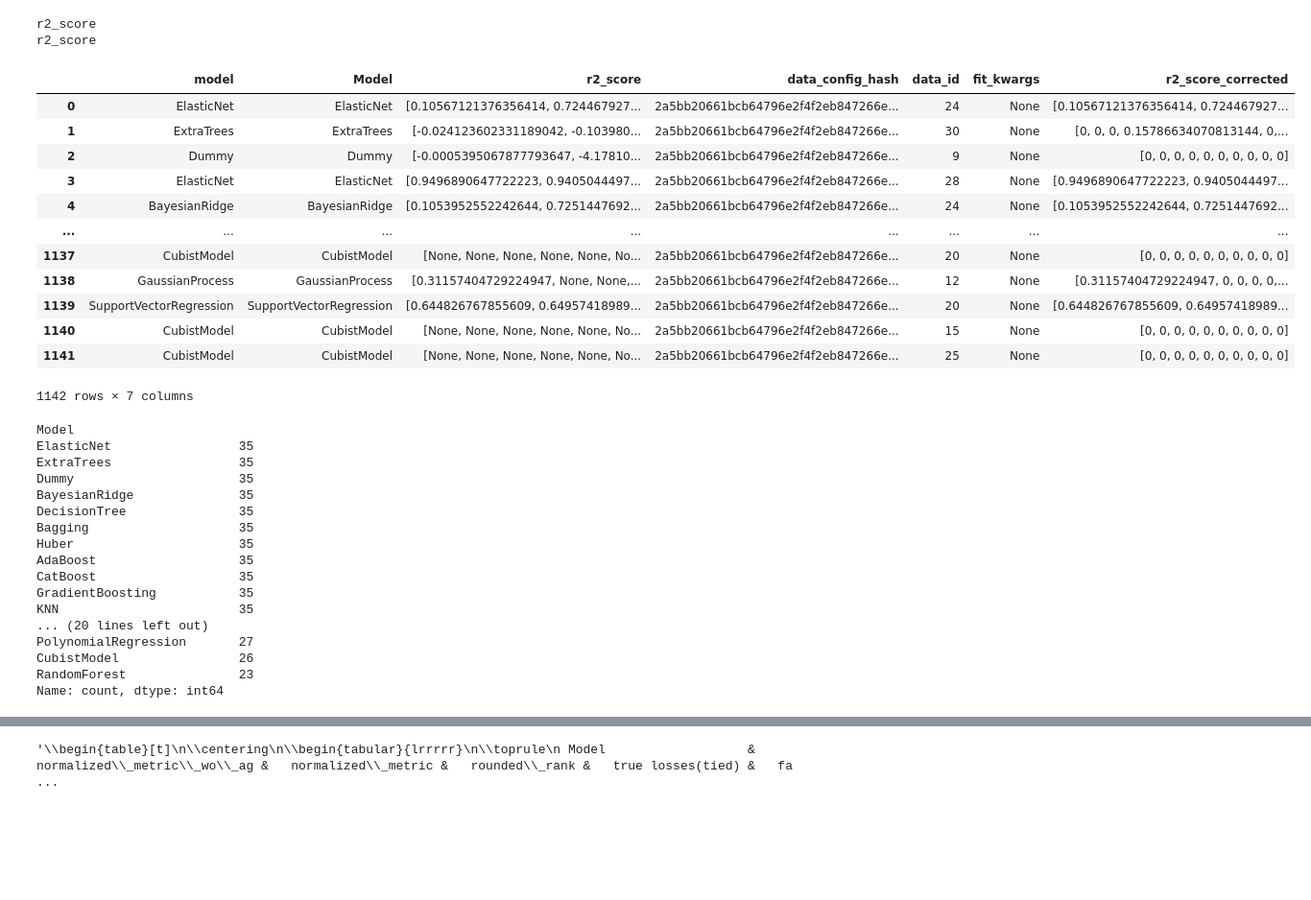
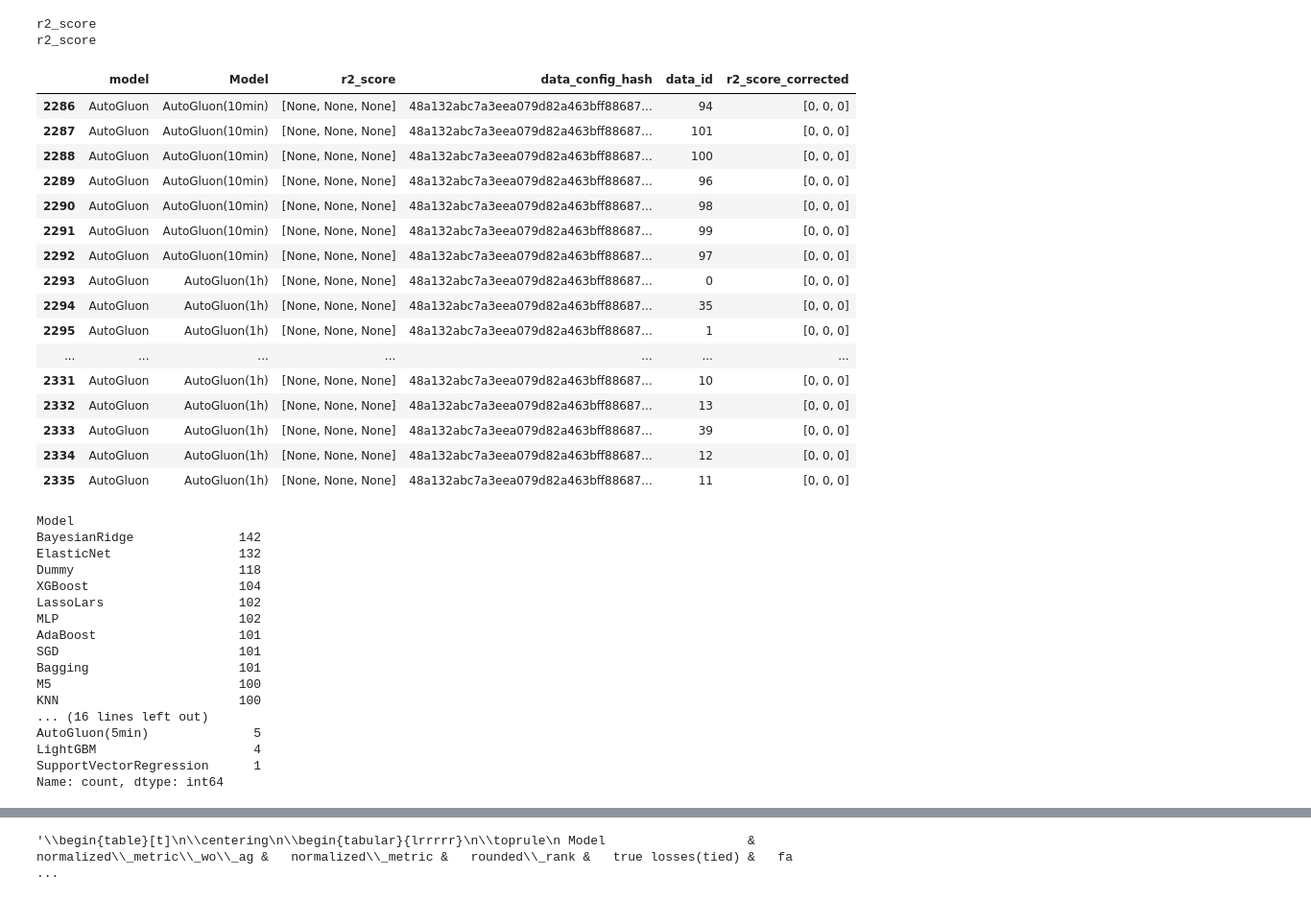
Before and after one commit to JP-SystemsX/AutoViMet, a Jupyter notebook: analysis/performance_comparison.ipynb, the cells around one changed output, grey strips where cells are left out. Shown at 96% size. Saved outputs shown, nothing was run; the diff lists cells and outputs as text; code cells hidden in the pictures; blank space fills up the shorter version.

```diff
--- a/analysis/performance_comparison.ipynb
+++ b/analysis/performance_comparison.ipynb
@@ -35,63 +23,69 @@ else:
 # %%
 def sec2str(seconds):
     if seconds < 60:
         return str(seconds) + "s"
     elif seconds < 60*60:
         return str(seconds // 60) + "min"
     else:
         return str(seconds // (60*60)) + "h"
 
 conn_ctr = sqlite3.connect(ctr_path)
 #df = pd.read_sql(f"SELECT model, search_space_hash, {METRIC}, data_config_hash, data_id, search_space_name FROM results ", conn)
-df_ctr = pd.read_sql(f"SELECT results.model as model, search_space_name as Model, {METRIC}, data_config_hash, data_id, json_extract(search_spaces.config, '$.fit_kwargs') as fit_kwargs FROM results join search_spaces on results.search_space_hash == search_spaces.hash_key", conn_ctr)
+df_ctr = pd.read_sql(f"SELECT results.model as model, search_space_name as Model, {METRIC}, data_config_hash, data_id FROM results join search_spaces on results.search_space_hash == search_spaces.hash_key", conn_ctr)
 conn_ctr.close()
 df_ctr = convert_listlike_cols(df_ctr)
 
 
 conn_vimet = sqlite3.connect(vimet_path)
-df_vimet = pd.read_sql(f"SELECT results.model as model, search_space_name as Model, {METRIC}, data_config_hash, data_id, json_extract(search_spaces.config, '$.fit_kwargs') as fit_kwargs FROM results join search_spaces on results.search_space_hash == search_spaces.hash_key", conn_vimet)
+df_vimet = pd.read_sql(f"SELECT results.model as model, search_space_name as Model, {METRIC}, data_config_hash, data_id FROM results join search_spaces on results.search_space_hash == search_spaces.hash_key", conn_vimet)
 conn_vimet.close()
+df_vimet['Model'] = df_vimet['Model'].str.replace(r'^(.*?)_(.*)$', r'\1(\2)', regex=True)
 df_vimet = convert_listlike_cols(df_vimet)
+
 #list(df[df["model"]=="AutoGluon"]["config"])[0]
 # df["Model"] = df[["model", "fit_kwargs"]].apply(lambda x: x["model"] if x["fit_kwargs"] is None else f"{x['model']} ({sec2str(json.loads(x['fit_kwargs'])['time_limit'])})", axis=1)
 # df = df.drop(["fit_kwargs"], axis=1)
 # df[df["model"] == "AutoGluon"]
-df_ctr
+df_vimet.tail(50)
 # %% [output]
 r2_score
 r2_score
-|  | model | Model | r2_score | data_config_hash | data_id | fit_kwargs | r2_score_corrected |
-| 0 | ElasticNet | ElasticNet | [0.10567121376356414, 0.724467927... | 2a5bb20661bcb64796e2f4f2eb847266e... | 24 | None | [0.10567121376356414, 0.724467927... |
-| 1 | ExtraTrees | ExtraTrees | [-0.024123602331189042, -0.103980... | 2a5bb20661bcb64796e2f4f2eb847266e... | 30 | None | [0, 0, 0, 0.15786634070813144, 0,... |
-| 2 | Dummy | Dummy | [-0.0005395067877793647, -4.17810... | 2a5bb20661bcb64796e2f4f2eb847266e... | 9 | None | [0, 0, 0, 0, 0, 0, 0, 0, 0, 0] |
-| 3 | ElasticNet | ElasticNet | [0.9496890647722223, 0.9405044497... | 2a5bb20661bcb64796e2f4f2eb847266e... | 28 | None | [0.9496890647722223, 0.9405044497... |
-| 4 | BayesianRidge | BayesianRidge | [0.1053952552242644, 0.7251447692... | 2a5bb20661bcb64796e2f4f2eb847266e... | 24 | None | [0.1053952552242644, 0.7251447692... |
-| ... | ... | ... | ... | ... | ... | ... | ... |
-| 1137 | CubistModel | CubistModel | [None, None, None, None, None, No... | 2a5bb20661bcb64796e2f4f2eb847266e... | 20 | None | [0, 0, 0, 0, 0, 0, 0, 0, 0, 0] |
-| 1138 | GaussianProcess | GaussianProcess | [0.31157404729224947, None, None,... | 2a5bb20661bcb64796e2f4f2eb847266e... | 12 | None | [0.31157404729224947, 0, 0, 0, 0,... |
-| 1139 | SupportVectorRegression | SupportVectorRegression | [0.644826767855609, 0.64957418989... | 2a5bb20661bcb64796e2f4f2eb847266e... | 20 | None | [0.644826767855609, 0.64957418989... |
-| 1140 | CubistModel | CubistModel | [None, None, None, None, None, No... | 2a5bb20661bcb64796e2f4f2eb847266e... | 15 | None | [0, 0, 0, 0, 0, 0, 0, 0, 0, 0] |
-| 1141 | CubistModel | CubistModel | [None, None, None, None, None, No... | 2a5bb20661bcb64796e2f4f2eb847266e... | 25 | None | [0, 0, 0, 0, 0, 0, 0, 0, 0, 0] |
+|  | model | Model | r2_score | data_config_hash | data_id | r2_score_corrected |
+| 2286 | AutoGluon | AutoGluon(10min) | [None, None, None] | 48a132abc7a3eea079d82a463bff88687... | 94 | [0, 0, 0] |
+| 2287 | AutoGluon | AutoGluon(10min) | [None, None, None] | 48a132abc7a3eea079d82a463bff88687... | 101 | [0, 0, 0] |
+| 2288 | AutoGluon | AutoGluon(10min) | [None, None, None] | 48a132abc7a3eea079d82a463bff88687... | 100 | [0, 0, 0] |
+| 2289 | AutoGluon | AutoGluon(10min) | [None, None, None] | 48a132abc7a3eea079d82a463bff88687... | 96 | [0, 0, 0] |
+| 2290 | AutoGluon | AutoGluon(10min) | [None, None, None] | 48a132abc7a3eea079d82a463bff88687... | 98 | [0, 0, 0] |
+| 2291 | AutoGluon | AutoGluon(10min) | [None, None, None] | 48a132abc7a3eea079d82a463bff88687... | 99 | [0, 0, 0] |
+| 2292 | AutoGluon | AutoGluon(10min) | [None, None, None] | 48a132abc7a3eea079d82a463bff88687... | 97 | [0, 0, 0] |
+| 2293 | AutoGluon | AutoGluon(1h) | [None, None, None] | 48a132abc7a3eea079d82a463bff88687... | 0 | [0, 0, 0] |
+| 2294 | AutoGluon | AutoGluon(1h) | [None, None, None] | 48a132abc7a3eea079d82a463bff88687... | 35 | [0, 0, 0] |
+| 2295 | AutoGluon | AutoGluon(1h) | [None, None, None] | 48a132abc7a3eea079d82a463bff88687... | 1 | [0, 0, 0] |
+| ... | ... | ... | ... | ... | ... | ... |
+| 2331 | AutoGluon | AutoGluon(1h) | [None, None, None] | 48a132abc7a3eea079d82a463bff88687... | 10 | [0, 0, 0] |
+| 2332 | AutoGluon | AutoGluon(1h) | [None, None, None] | 48a132abc7a3eea079d82a463bff88687... | 13 | [0, 0, 0] |
+| 2333 | AutoGluon | AutoGluon(1h) | [None, None, None] | 48a132abc7a3eea079d82a463bff88687... | 39 | [0, 0, 0] |
+| 2334 | AutoGluon | AutoGluon(1h) | [None, None, None] | 48a132abc7a3eea079d82a463bff88687... | 12 | [0, 0, 0] |
+| 2335 | AutoGluon | AutoGluon(1h) | [None, None, None] | 48a132abc7a3eea079d82a463bff88687... | 11 | [0, 0, 0] |
-1142 rows × 7 columns
 # %%
-df_ctr['Model'].value_counts()
+df_vimet['Model'].value_counts()
 # %% [output]
 Model
-ElasticNet                 35
-ExtraTrees                 35
-Dummy                      35
-BayesianRidge              35
-DecisionTree               35
-Bagging                    35
-Huber                      35
-AdaBoost                   35
-CatBoost                   35
-GradientBoosting           35
-KNN                        35
-... (20 lines left out)
-PolynomialRegression       27
-CubistModel                26
-RandomForest               23
+BayesianRidge              142
+ElasticNet                 132
+Dummy                      118
+XGBoost                    104
+LassoLars                  102
+MLP                        102
+AdaBoost                   101
+SGD                        101
+Bagging                    101
+M5                         100
+KNN                        100
+... (16 lines left out)
+AutoGluon(5min)              5
+LightGBM                     4
+SupportVectorRegression      1
 Name: count, dtype: int64
 # %%
 # groups = df_ctr.groupby(by=["data_config_hash", "data_id"])
```
Also changed, not shown: parts of 6 cells of this notebook, 4 other files.
